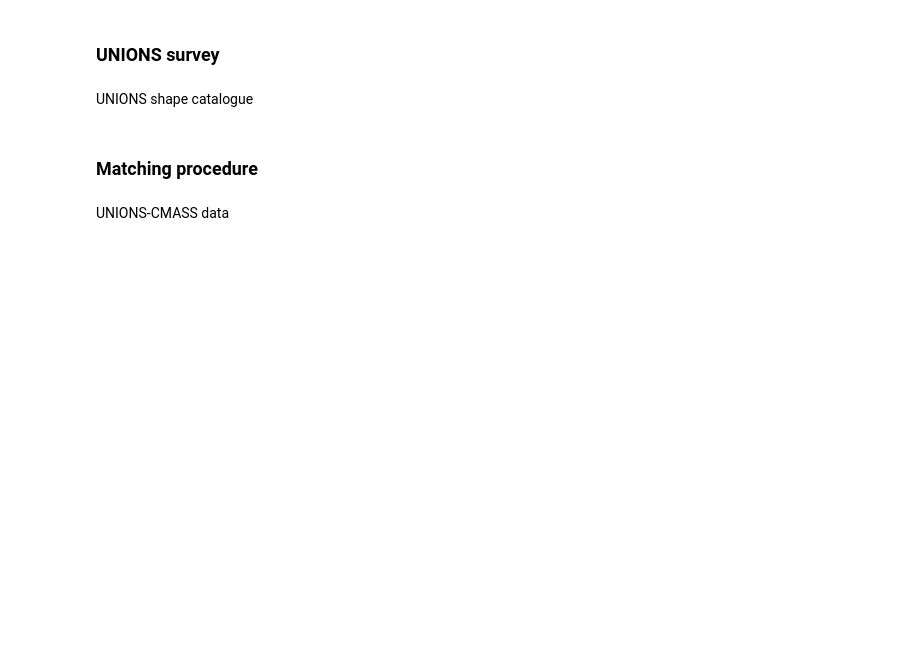
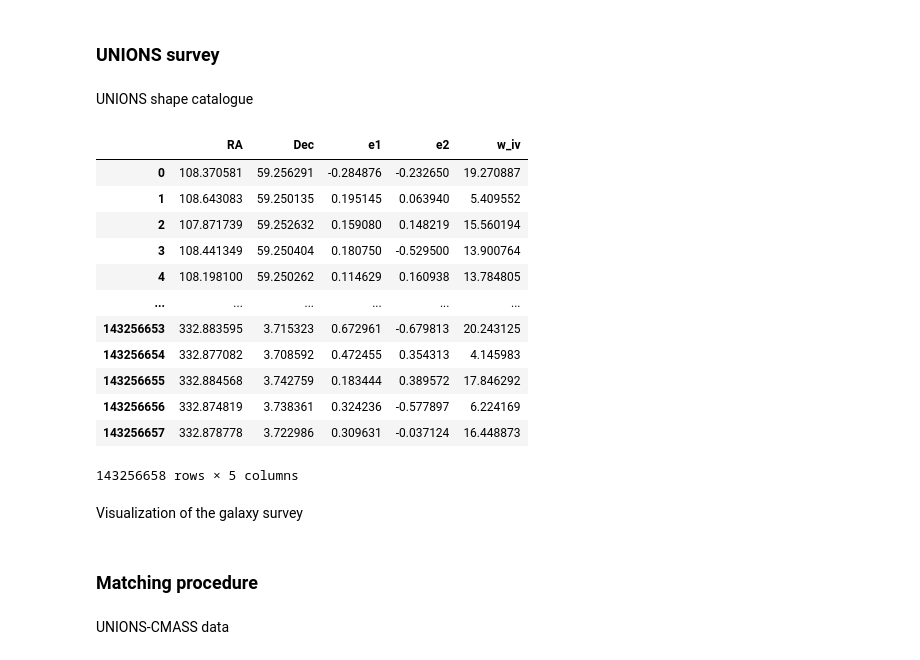
Before and after one commit to antonincorinaldi/3D_intrinsic_alignment, a Jupyter notebook: notebooks/catalogues/matched_catalogues.ipynb, the cells around one changed output. Drawn from its saved outputs; the diff is of its cells as text; code cells hidden in the pictures; blank space fills up the shorter version.

```diff
--- a/notebooks/catalogues/matched_catalogues.ipynb
+++ b/notebooks/catalogues/matched_catalogues.ipynb
@@ -272,7 +332,25 @@ table.write('BGS_random_NGC+SGC.fits', format="fits", overwrite=True)
 # %% [markdown]
 UNIONS shape catalogue
 # %%
-with fits.open('/Users/antonincorinaldi/Documents/stage césure/data/UNIONS/unions_shapepipe_cut_struc_2024_v1.5.4.fits', memmap=True,ignore_missing_simple=True) as hdul:
+with fits.open('/Users/antonincorinaldi/Documents/stage césure/data/UNIONS/unions_shapepipe_cut_struc_2024_v1.5.3.fits', memmap=True,ignore_missing_simple=True) as hdul:
     data = hdul[1].data
     selected_columns = ['RA', 'Dec', 'e1', 'e2', 'w_iv']
     unions = pd.DataFrame({col: data[col].byteswap().newbyteorder() for col in selected_columns})
+# %%
+unions
+# %% [output]
+|  | RA | Dec | e1 | e2 | w_iv |
+| 0 | 108.370581 | 59.256291 | -0.284876 | -0.232650 | 19.270887 |
+| 1 | 108.643083 | 59.250135 | 0.195145 | 0.063940 | 5.409552 |
+| 2 | 107.871739 | 59.252632 | 0.159080 | 0.148219 | 15.560194 |
+| 3 | 108.441349 | 59.250404 | 0.180750 | -0.529500 | 13.900764 |
+| 4 | 108.198100 | 59.250262 | 0.114629 | 0.160938 | 13.784805 |
+| ... | ... | ... | ... | ... | ... |
+| 143256653 | 332.883595 | 3.715323 | 0.672961 | -0.679813 | 20.243125 |
+| 143256654 | 332.877082 | 3.708592 | 0.472455 | 0.354313 | 4.145983 |
+| 143256655 | 332.884568 | 3.742759 | 0.183444 | 0.389572 | 17.846292 |
+| 143256656 | 332.874819 | 3.738361 | 0.324236 | -0.577897 | 6.224169 |
+| 143256657 | 332.878778 | 3.722986 | 0.309631 | -0.037124 | 16.448873 |
+143256658 rows × 5 columns
+# %% [markdown]
+Visualization of the galaxy survey
```
Also changed, not shown: parts of 12 cells of this notebook.
